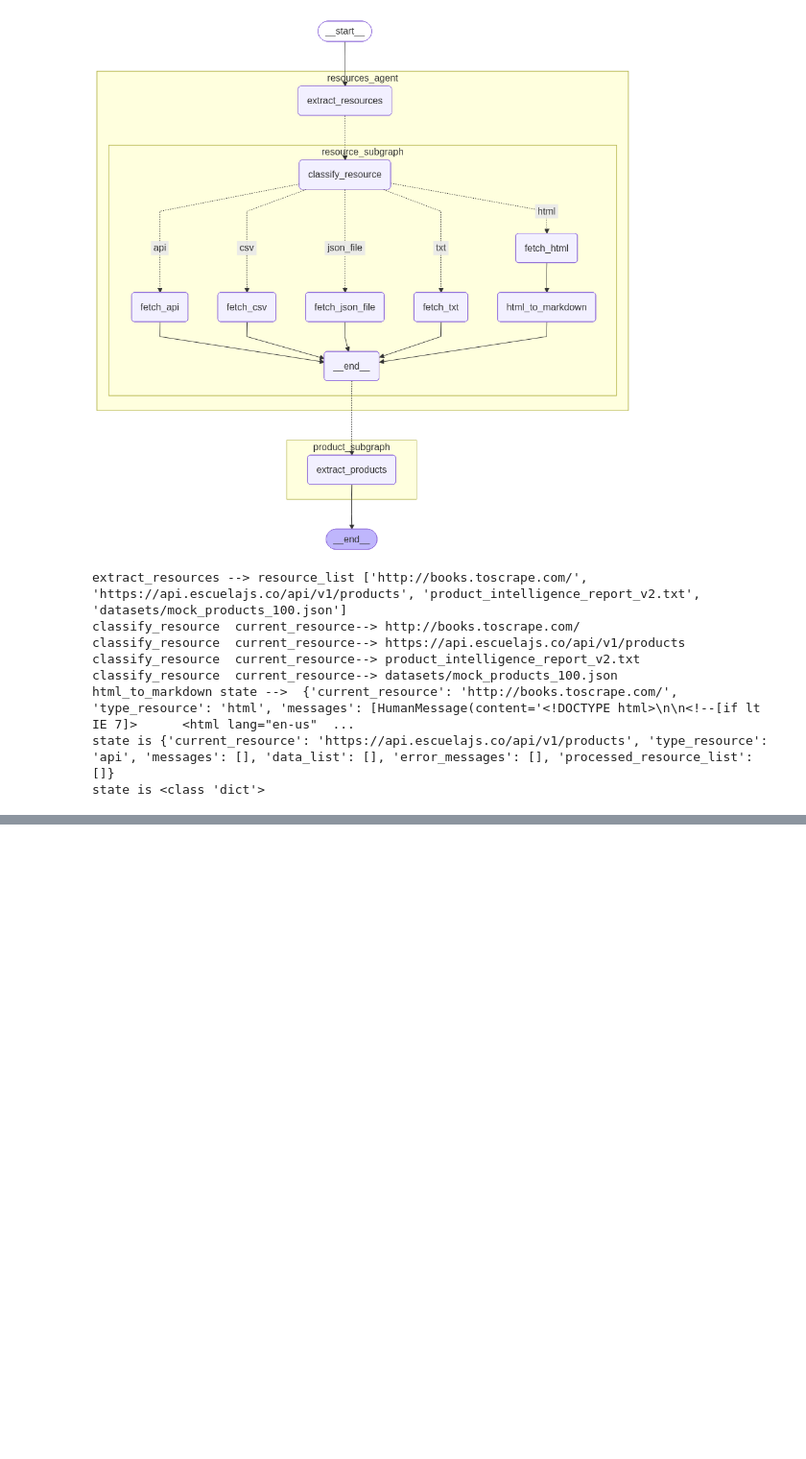
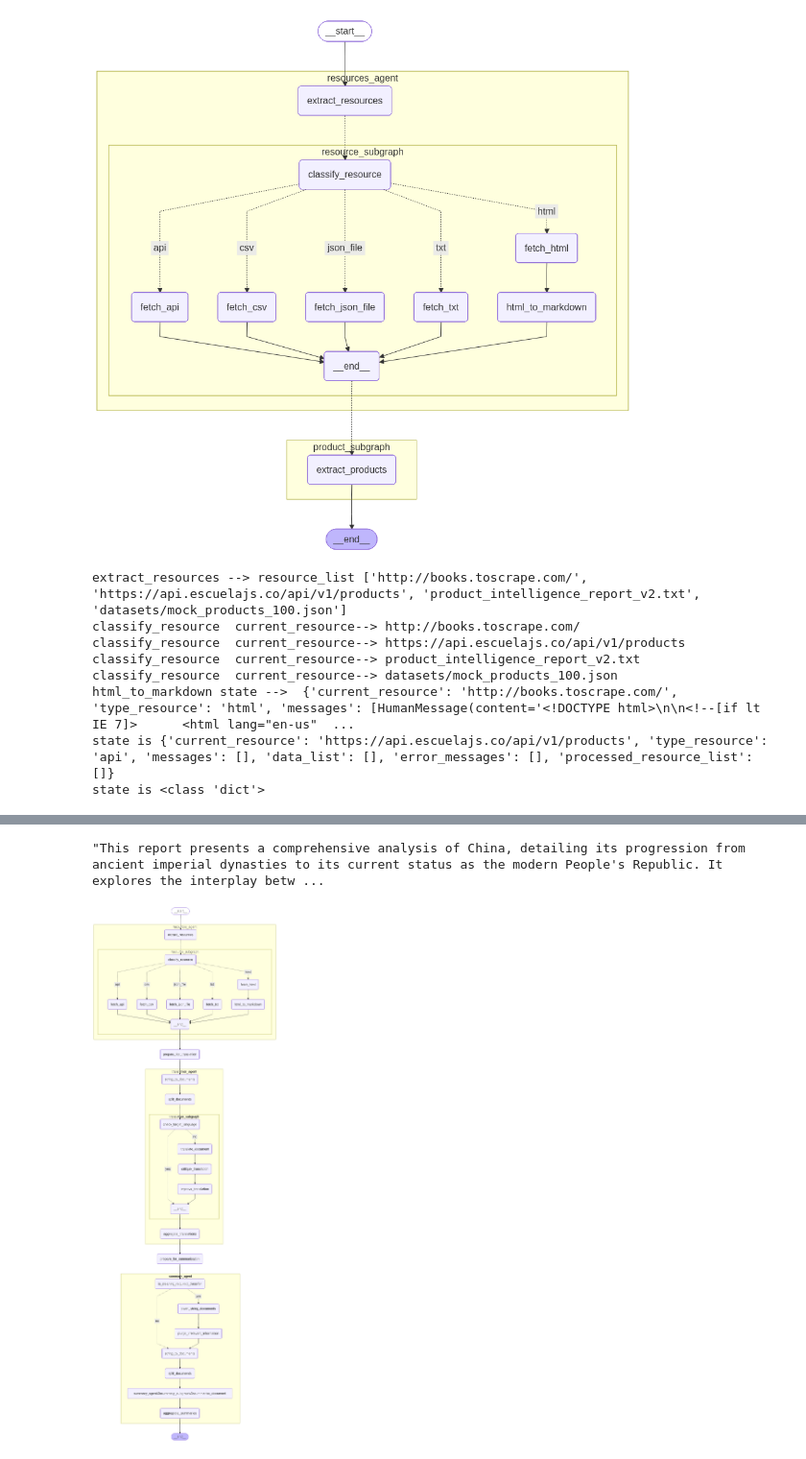
Before and after one commit to yahiaabdelhady2023/cross-border-e-commerce-agent-swarm, a Jupyter notebook: new_agentic_framework.ipynb, the cells around one changed output, grey strips where cells are left out. Shown at 96% size. Cells and saved outputs as stored; diff of their text form; code cells hidden in the pictures; blank space fills up the shorter version.

```diff
--- a/new_agentic_framework.ipynb
+++ b/new_agentic_framework.ipynb
@@ -806,0 +883,4 @@ result["products_list"]
+# %%
+result["final_summary"].page_content
+# %% [output]
+"This report presents a comprehensive analysis of China, detailing its progression from ancient imperial dynasties to its current status as the modern People's Republic. It explores the interplay betw ...
@@ -806,0 +889,4 @@ result["products_list"]
+# %%
+display(Image(culture_graph_compiled.get_graph(xray=True).draw_mermaid_png()))
+# %% [output]
+[figure, added]
```
Also changed, not shown: parts of 11 cells of this notebook, 4 other files.
